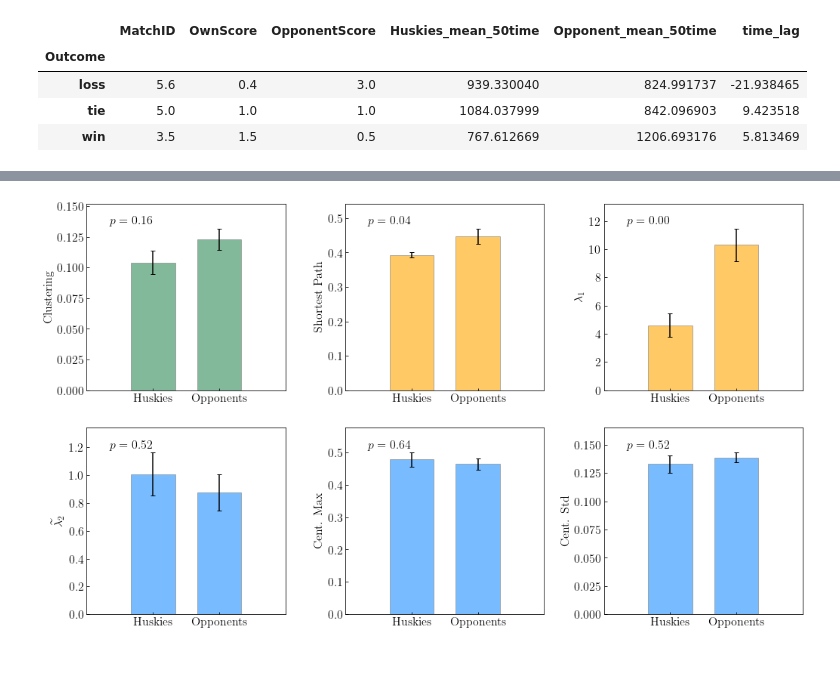
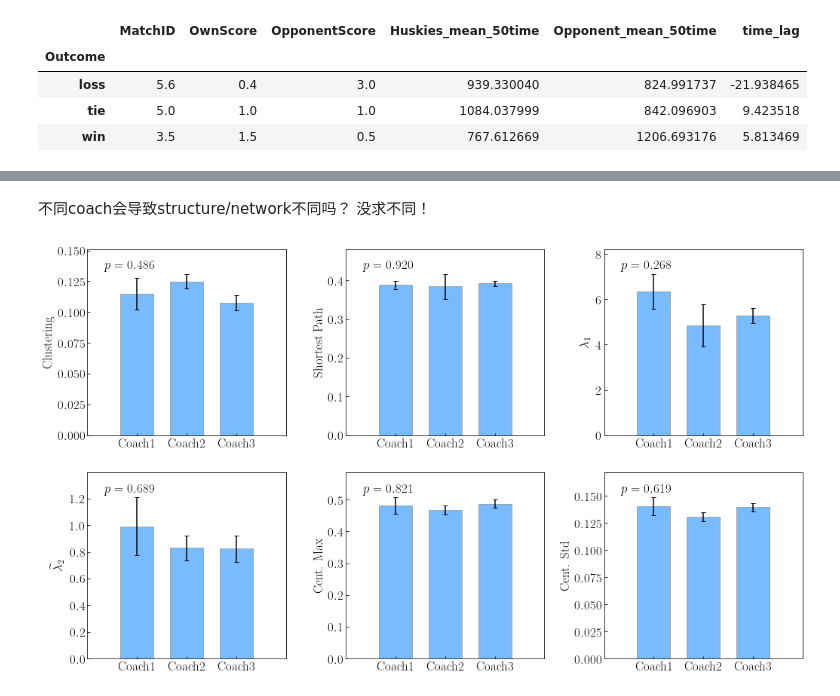
Before and after one commit to AstroJacobLi/FootballTeamStrategy, a Jupyter notebook: Network-adaptibility.ipynb, the cells around one changed output, grey strips where cells are left out. Drawn from its saved outputs; the diff is of its cells as text; code cells hidden in the pictures; blank space fills up the shorter version.

```diff
--- a/Network-adaptibility.ipynb
+++ b/Network-adaptibility.ipynb
@@ -176,15 +193,0 @@ ranking = ranking.sort_values()
-# %%
-ind = np.in1d(df_matches['OpponentID'], ranking[ranking <= 5].index.values)
-df_win = df_matches.iloc[ind]
-
-column = df_win['Huskies_network_params']
-huskies_params = pd.DataFrame.from_dict({
-    np.array(column.index)[ind]: eval(item)
-    for ind, item in enumerate(column.values)
-    }, orient='index')
-
-column = df_win['Opponent_network_params']
-oppo_params = pd.DataFrame.from_dict({
-    np.array(column.index)[ind]: eval(item)
-    for ind, item in enumerate(column.values)
-    }, orient='index')
@@ -191,43 +255,67 @@ oppo_params = pd.DataFrame.from_dict({
+# %% [markdown]
+不同coach会导致structure/network不同吗？ 没求不同！
 # %%
+# Coach difference??
+from scipy import stats
+from utils import color_func, calc_mean_std
+
 fig, axes = plt.subplots(2, 3, figsize=(17, 10))
 
 ylabel_set = ['Clustering', 'Shortest Path',
               r'$\lambda_1$', r'$\widetilde{\lambda_2}$',
               'Cent. Max', 'Cent. Std']
 
-for ind, column in enumerate(huskies_params.columns):
+
+for ind, column in enumerate(['clustering_coeff', 'shortest_path',
+                              'largest_eigenvalue', 'algebraic_conn',
+                              'eigen_cen_max', 'eigen_cen_std']):
     ax = axes[ind // 3, ind % 3]
 
-    huskie = calc_mean_std(huskies_params[column])
-    oppo = calc_mean_std(oppo_params[column])
 
-    levene = stats.levene(huskies_params[column].values, oppo_params[column].values)
-    ttest = stats.ttest_ind(huskies_params[column].values,
-                            oppo_params[column].values,
-                            equal_var=(levene.pvalue > 0.10))
-    pvalue = ttest.pvalue
+    score_dict = {
+                    outcome: df_matches[df_matches['CoachID'] == outcome]
+                    for outcome in ['Coach1', 'Coach2', 'Coach3']
+                 }
 
-    x_label = ['Huskies', 'Opponents']
-    x_pos = [1.5, 3.0]
+    win_params = pd.DataFrame({ind: eval(item) for ind, item in score_dict['Coach1']['Huskies_network_params'].iteritems()}).T
+    tie_params = pd.DataFrame({ind: eval(item) for ind, item in score_dict['Coach2']['Huskies_network_params'].iteritems()}).T
+    loss_params = pd.DataFrame({ind: eval(item) for ind, item in score_dict['Coach3']['Huskies_network_params'].iteritems()}).T
 
-    ax.bar(x_pos, [huskie[0], oppo[0]],
-           yerr=[huskie[1], oppo[1]],
+
+    win = calc_mean_std(win_params[column])
+    tie = calc_mean_std(tie_params[column])
+    loss = calc_mean_std(loss_params[column])
+
+    anova = stats.f_oneway(win_params[column].values,
+                           tie_params[column].values,
+                           loss_params[column].values)
+    pvalue = anova.pvalue
+
+    x_label = ['Coach1', 'Coach2', 'Coach3']
+
+    x_pos = [1.5, 3.0, 4.5]
+
+    ax.bar(x_pos, [win[0], tie[0], loss[0]],
+           yerr=[win[1], tie[1], loss[1]],
            error_kw={'capsize': 3},
            width=1, color=color_func(pvalue),
            edgecolor='gray',
            alpha=0.6)
+    ax.tick_params(direction='in', labelleft=True)
     ylim = ax.get_ylim()
-    ax.text(0.5, ylim[1] - (ylim[1] - ylim[0]) * 0.02, r'$p={:.2f}$'.format(pvalue))
-    ax.set_xlim(0, 4.5)
+    ax.set_xlim(0, 6)
+    ax.text(0.5, ylim[1] - (ylim[1] - ylim[0]) * 0.02, r'$p={:.3f}$'.format(pvalue))
     ax.set_ylim(ylim[0], ylim[0] + 1.1 * (ylim[1] - ylim[0]))
+    #ax.text(0.5, 1800, r'$p={:.3f}$'.format(pvalue))
+    #ax.set_ylim(0, 2000)
     ax.set_xticks(x_pos)
     ax.set_xticklabels(x_label)
     ax.set_ylabel(ylabel_set[ind])
-    ax.tick_params(direction='in')
+
 
 plt.subplots_adjust(wspace=0.3)
 
-plt.savefig('./Draft/top6-network-params.pdf', dpi=200, bbox_inches='tight')
-plt.savefig('./Draft/top6-network-params.png', dpi=200, bbox_inches='tight')
+#plt.savefig('./Draft/top6-network-params.pdf', dpi=200, bbox_inches='tight')
+#plt.savefig('./Draft/top6-network-params.png', dpi=200, bbox_inches='tight')
 # %% [output]
-[figure, old version]
+[figure, new version]
```
Also changed, not shown: parts of 17 cells of this notebook, 28 other files.
